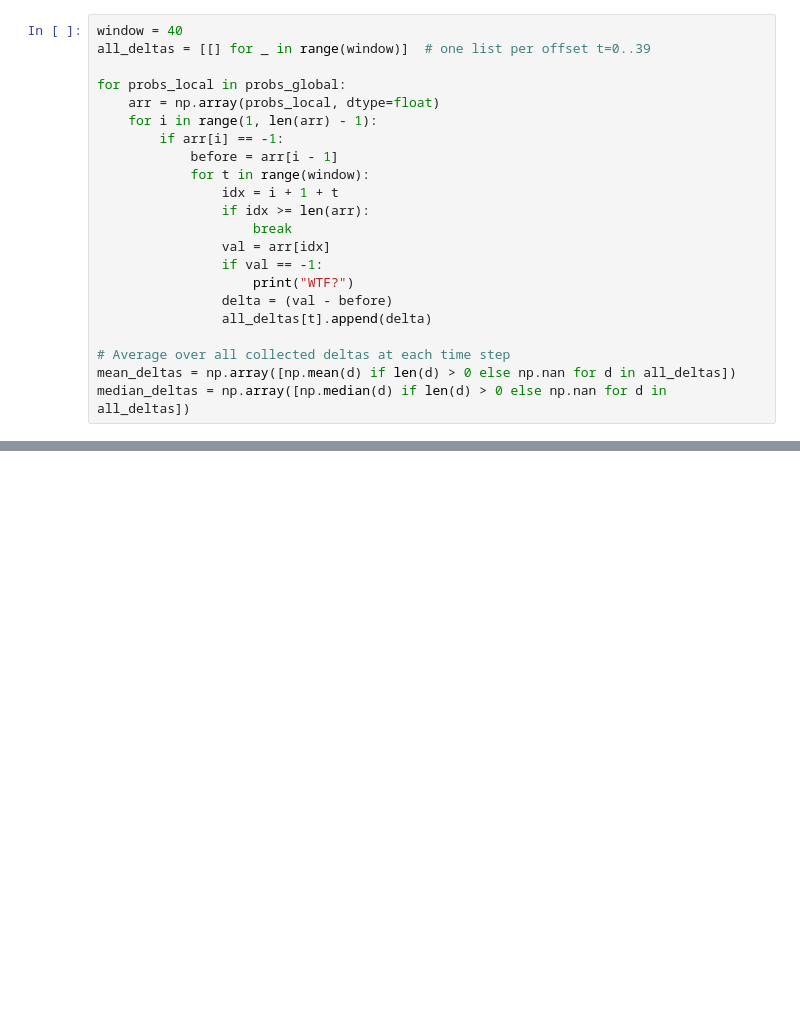
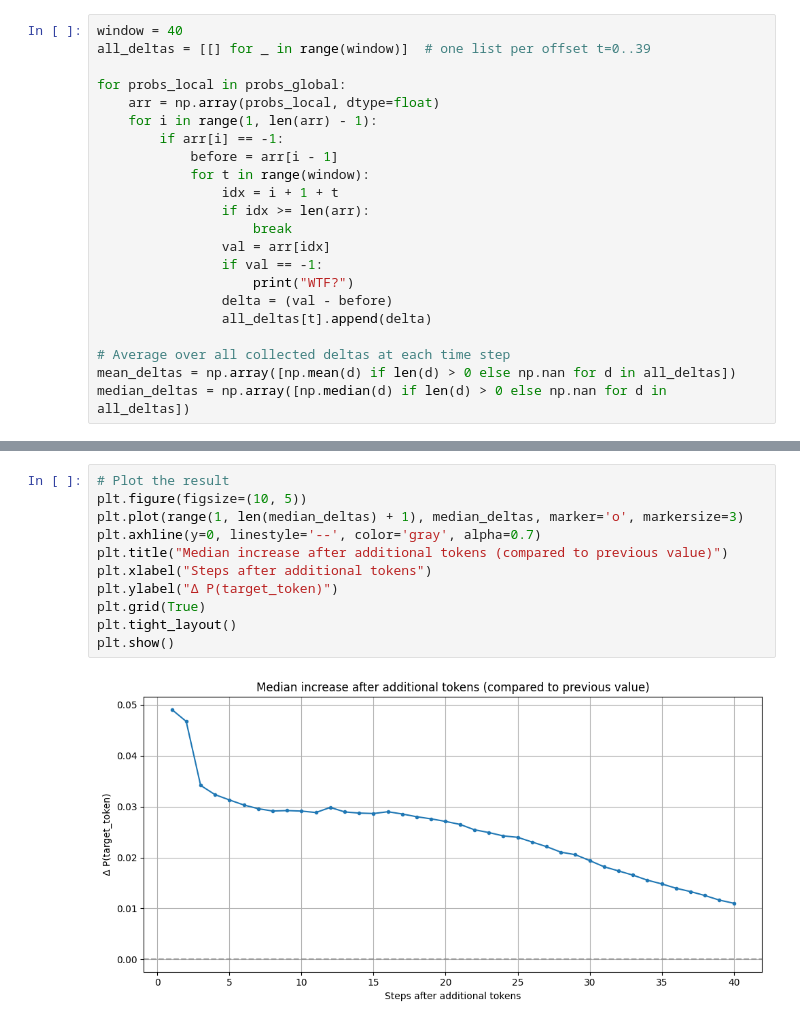
Before and after one commit to AlekseyVlasov/mamba_research, a Jupyter notebook: notebooks/induction_heads.ipynb, the cells around one changed output, grey strips where cells are left out. Saved outputs shown, nothing was run; the diff lists cells and outputs as text; blank space fills up the shorter version.

```diff
--- a/notebooks/induction_heads.ipynb
+++ b/notebooks/induction_heads.ipynb
@@ -427,0 +574,13 @@ plt.show()
+# %%
+# Plot the result
+plt.figure(figsize=(10, 5))
+plt.plot(range(1, len(median_deltas) + 1), median_deltas, marker='o', markersize=3)
+plt.axhline(y=0, linestyle='--', color='gray', alpha=0.7)
+plt.title("Median increase after additional tokens (compared to previous value)")
+plt.xlabel("Steps after additional tokens")
+plt.ylabel("Δ P(target_token)")
+plt.grid(True)
+plt.tight_layout()
+plt.show()
+# %% [output]
+[figure, added]
```
Also changed, not shown: parts of 14 cells of this notebook, 1 other file.
